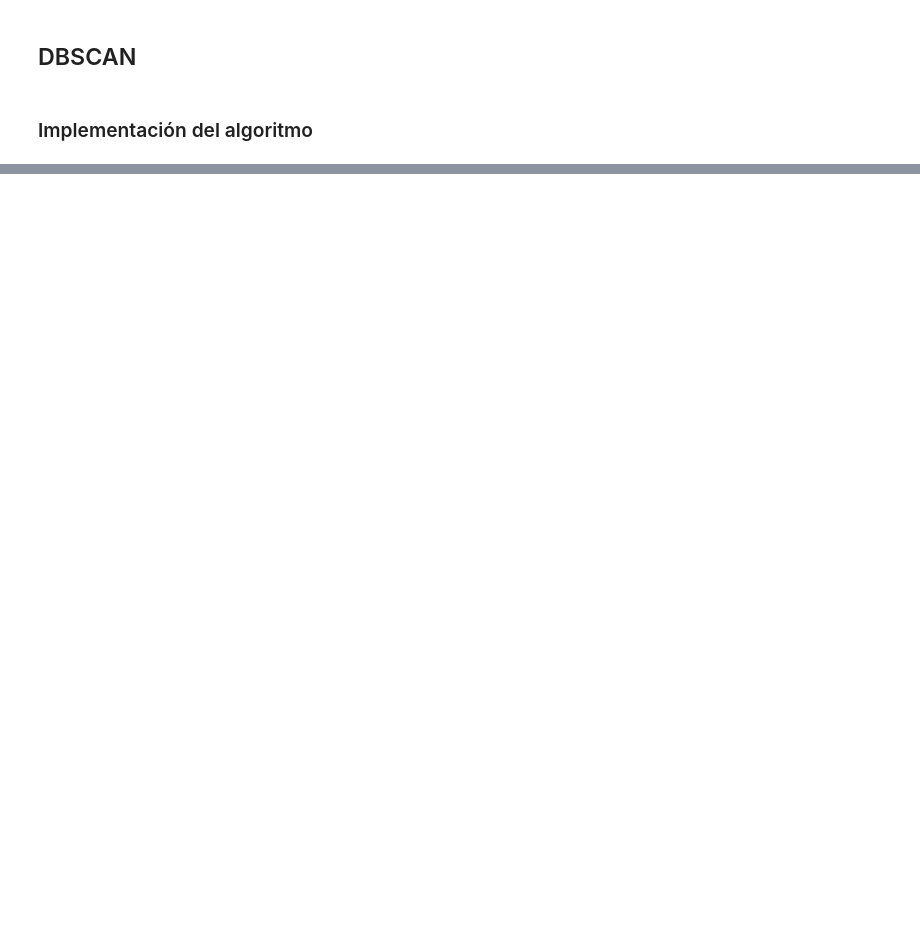
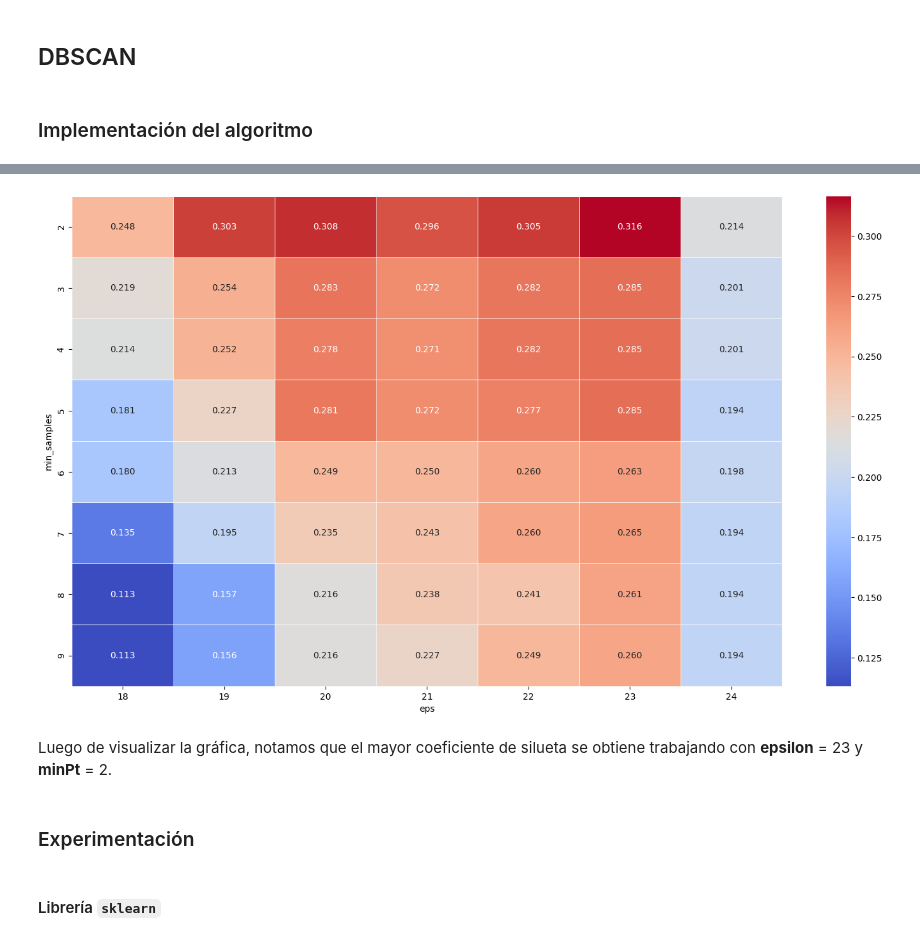
Before and after one commit to IsaacVera10/ML_Project2, a Jupyter notebook: main.ipynb, the cells around one changed output, grey strips where cells are left out. Drawn from its saved outputs; the diff is of its cells as text; code cells hidden in the pictures; blank space fills up the shorter version.

Commit message:
DBSCAN: COMPLETE

```diff
--- a/main.ipynb
+++ b/main.ipynb
@@ -488,0 +525,26 @@ def dbscan(data, epsilon, minPts):
+# %%
+eps_values = np.arange(18,25,1)
+min_samples = np.arange(2,10)
+
+dbscan_params = list(product(eps_values, min_samples))
+silhouette_scores = []
+
+for params in dbscan_params:
+    dbscan_cluster = DBSCAN(eps= params[0], min_samples= params[1])
+    clusters = dbscan_cluster.fit_predict(data_reduced)
+    silhouette_scores.append(silhouette_score(data_reduced, clusters))
+
+df_params_tunning = pd.DataFrame.from_records(dbscan_params, columns=['eps', 'min_samples']).assign(silhouette_score=silhouette_scores)
+df_params_tunning['silhouette_score'] = silhouette_scores
+pivot_data = pd.pivot_table(df_params_tunning, index='min_samples', columns='eps', values='silhouette_score')
+fig,ax = plt.subplots(figsize=(18,10))
+sns.heatmap(pivot_data, annot=True, annot_kws = {'size':10}, cmap='coolwarm', linewidths=.5, fmt='.3f', ax=ax)
+plt.show()
+# %% [output]
+[figure, added]
+# %% [markdown]
+Luego de visualizar la gráfica, notamos que el mayor coeficiente de silueta se obtiene trabajando con **epsilon** = 23 y **minPt** = 2.
+# %% [markdown]
+### Experimentación
+# %% [markdown]
+#### Librería `sklearn`
```
Also changed, not shown: parts of 27 cells of this notebook, 1 other file.
